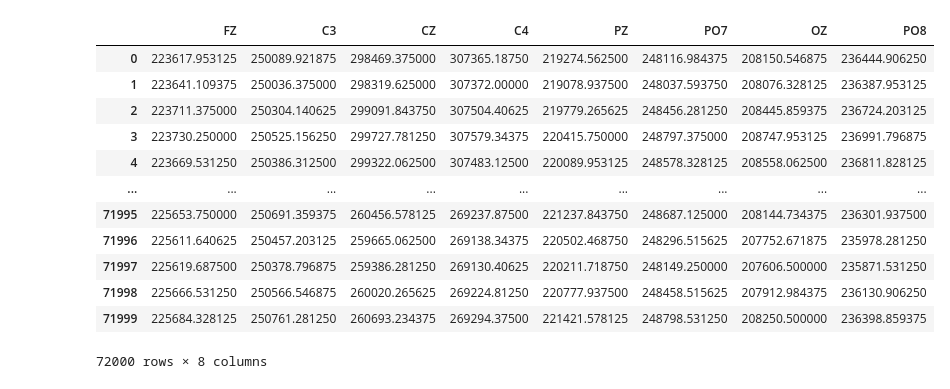
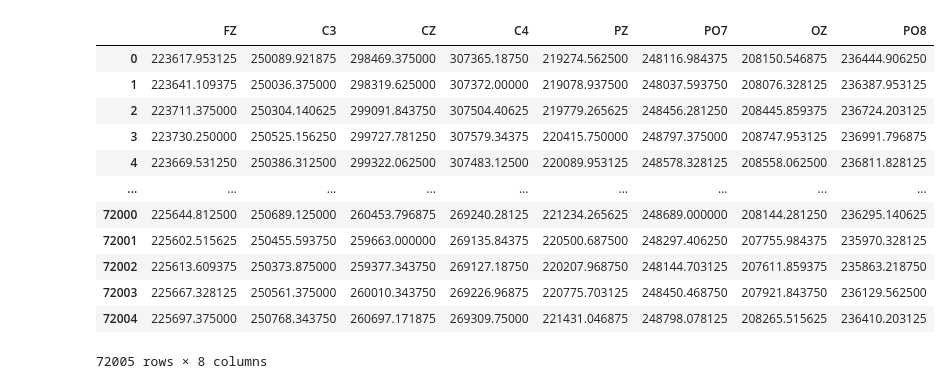
Before and after one commit to ValentijnBakkum/EEGcontroller, a Jupyter notebook: MeasurementSubgroup/MNE_raw/MNE_test.ipynb, the cells around one changed output. Cells and saved outputs as stored; diff of their text form; code cells hidden in the pictures.

```diff
--- a/MeasurementSubgroup/MNE_raw/MNE_test.ipynb
+++ b/MeasurementSubgroup/MNE_raw/MNE_test.ipynb
@@ -9,29 +10,63 @@ from mne_icalabel import label_components
 # fastica, picard, infomax. Picard maybe better
+# %%
+filename_list = [
+'EEGdata-2024-144--14-24-41.csv',
+'EEGdata-2024-144--14-47-17.csv',
+'EEGdata-2024-144--14-56-37.csv',
+'EEGdata-2024-144--15-28-30.csv',
+'EEGdata-2024-144--15-54-35.csv',
+'EEGdata-2024-148--14-42-07.csv',
+'EEGdata-2024-148--14-48-17.csv',
+'EEGdata-2024-148--14-55-39.csv',
+'EEGdata-2024-149--15-20-21.csv',
+'EEGdata-2024-149--15-35-40.csv',
+'EEGdata-2024-149--15-45-38.csv',
+'EEGdata-2024-149--15-57-42.csv',
+'EEGdata-2024-149--16-41-44.csv',
+'EEGdata-2024-150--14-48-32.csv',
+'EEGdata-2024-150--14-55-28.csv',
+'EEGdata-2024-150--15-01-30.csv',
+'EEGdata-2024-150--15-07-57.csv',
+'EEGdata-2024-150--15-14-53.csv',
+'EEGdata-2024-150--15-30-23.csv',
+'EEGdata-2024-150--15-36-40.csv',
+'EEGdata-2024-150--15-42-38.csv',
+'EEGdata-2024-156--14-35-07.csv',
+'EEGdata-2024-156--14-42-54.csv',
+'EEGdata-2024-156--14-51-06.csv',
+'EEGdata-2024-156--14-58-57.csv',
+'EEGdata-2024-156--15-06-57.csv',
+'EEGdata-2024-156--15-21-50.csv',
+'EEGdata-2024-156--15-27-22.csv',
+'EEGdata-2024-162--11-15-01.csv',
+'EEGdata-2024-162--11-20-53.csv',
+'EEGdata-2024-162--11-28-38.csv',
+'EEGdata-2024-162--11-35-23.csv']
 # %%
 # Select file from measurement
 # Change next to lines if needed
 path = "C:/Users/JackC/Documents/GitHub/EEGcontroller/MeasurementSubgroup/Our_measurements/Measurement_prompt/"
-filename = "EEGdata-2024-156--14-35-07"
+filename = filename_list[0]
 
 df = pd.read_csv(path+filename + ".csv", sep=",")
-end = df.shape[0]-5 # Remove 5 samples buffer at the end
+end = df.shape[0] # Remove 5 samples buffer at the end
 fs = 250
 df = df.iloc[:end, :8] # Select 72000 samples from 8 channels
 df
 # %% [output]
 |  | FZ | C3 | CZ | C4 | PZ | PO7 | OZ | PO8 |
 | 0 | 223617.953125 | 250089.921875 | 298469.375000 | 307365.18750 | 219274.562500 | 248116.984375 | 208150.546875 | 236444.906250 |
 | 1 | 223641.109375 | 250036.375000 | 298319.625000 | 307372.00000 | 219078.937500 | 248037.593750 | 208076.328125 | 236387.953125 |
 | 2 | 223711.375000 | 250304.140625 | 299091.843750 | 307504.40625 | 219779.265625 | 248456.281250 | 208445.859375 | 236724.203125 |
 | 3 | 223730.250000 | 250525.156250 | 299727.781250 | 307579.34375 | 220415.750000 | 248797.375000 | 208747.953125 | 236991.796875 |
 | 4 | 223669.531250 | 250386.312500 | 299322.062500 | 307483.12500 | 220089.953125 | 248578.328125 | 208558.062500 | 236811.828125 |
 | ... | ... | ... | ... | ... | ... | ... | ... | ... |
-| 71995 | 225653.750000 | 250691.359375 | 260456.578125 | 269237.87500 | 221237.843750 | 248687.125000 | 208144.734375 | 236301.937500 |
-| 71996 | 225611.640625 | 250457.203125 | 259665.062500 | 269138.34375 | 220502.468750 | 248296.515625 | 207752.671875 | 235978.281250 |
-| 71997 | 225619.687500 | 250378.796875 | 259386.281250 | 269130.40625 | 220211.718750 | 248149.250000 | 207606.500000 | 235871.531250 |
-| 71998 | 225666.531250 | 250566.546875 | 260020.265625 | 269224.81250 | 220777.937500 | 248458.515625 | 207912.984375 | 236130.906250 |
-| 71999 | 225684.328125 | 250761.281250 | 260693.234375 | 269294.37500 | 221421.578125 | 248798.531250 | 208250.500000 | 236398.859375 |
+| 72000 | 225644.812500 | 250689.125000 | 260453.796875 | 269240.28125 | 221234.265625 | 248689.000000 | 208144.281250 | 236295.140625 |
+| 72001 | 225602.515625 | 250455.593750 | 259663.000000 | 269135.84375 | 220500.687500 | 248297.406250 | 207755.984375 | 235970.328125 |
+| 72002 | 225613.609375 | 250373.875000 | 259377.343750 | 269127.18750 | 220207.968750 | 248144.703125 | 207611.859375 | 235863.218750 |
+| 72003 | 225667.328125 | 250561.375000 | 260010.343750 | 269226.96875 | 220775.703125 | 248450.468750 | 207921.843750 | 236129.562500 |
+| 72004 | 225697.375000 | 250768.343750 | 260697.171875 | 269309.75000 | 221431.046875 | 248798.078125 | 208265.515625 | 236410.203125 |
-72000 rows × 8 columns
+72005 rows × 8 columns
 # %%
 def filter(data):
     data = signal.detrend(data, axis = 0)
```
Also changed, not shown: parts of 13 cells of this notebook, 36 other files.
